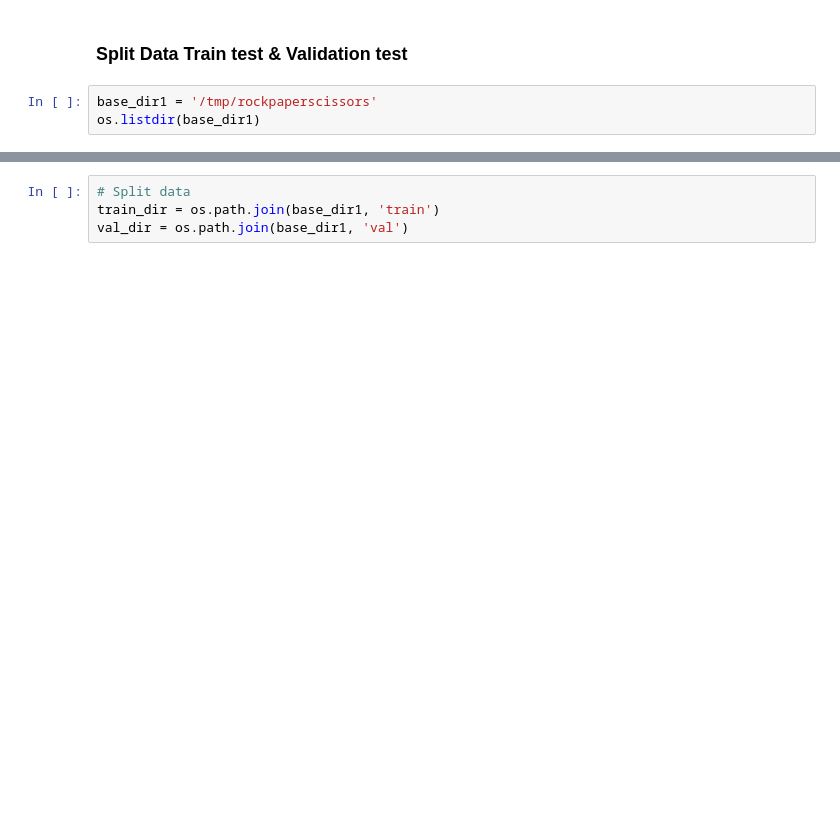
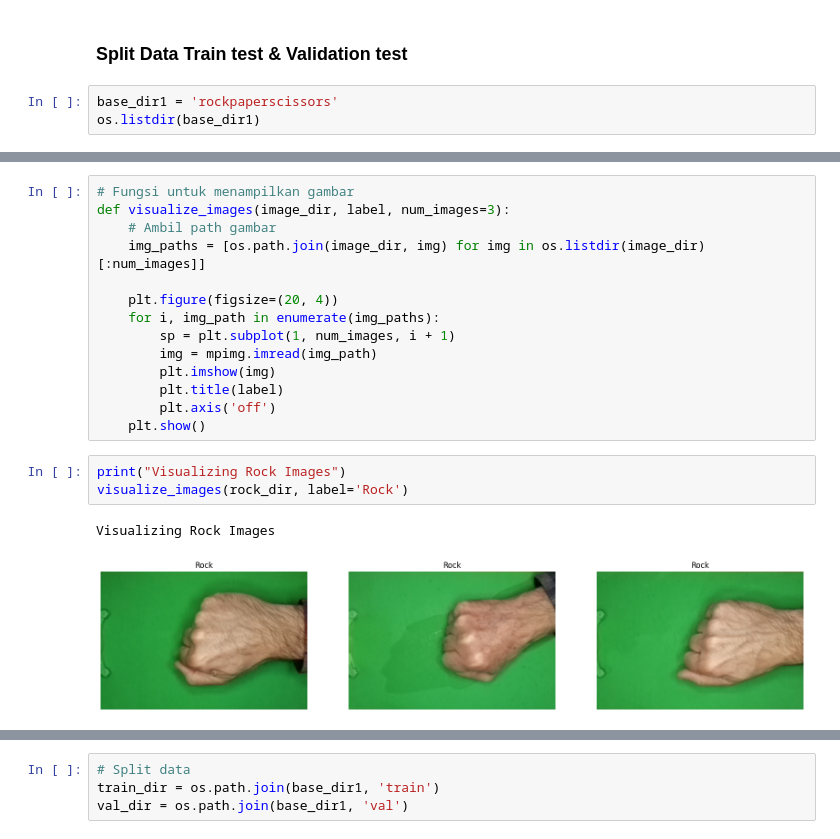
Before and after one commit to HafiizhTH/RockPaperScissors-Classification, a Jupyter notebook: ProyekAkhir_MachineLearning.ipynb, the cells around one changed output, grey strips where cells are left out. Saved outputs shown, nothing was run; the diff lists cells and outputs as text; blank space fills up the shorter version.

```diff
--- a/ProyekAkhir_MachineLearning.ipynb
+++ b/ProyekAkhir_MachineLearning.ipynb
@@ -63,6 +68,6 @@ zip_ref.close()
 # %% [markdown]
 ### Split Data Train test & Validation test
 # %%
-base_dir1 = '/tmp/rockpaperscissors'
+base_dir1 = 'rockpaperscissors'
 os.listdir(base_dir1)
 # %% [output]
@@ -75,0 +87,20 @@ os.listdir(base_dir1)
+# %%
+# Fungsi untuk menampilkan gambar
+def visualize_images(image_dir, label, num_images=3):
+    # Ambil path gambar
+    img_paths = [os.path.join(image_dir, img) for img in os.listdir(image_dir)[:num_images]]
+
+    plt.figure(figsize=(20, 4))
+    for i, img_path in enumerate(img_paths):
+        sp = plt.subplot(1, num_images, i + 1)
+        img = mpimg.imread(img_path)
+        plt.imshow(img)
+        plt.title(label)
+        plt.axis('off')
+    plt.show()
+# %%
+print("Visualizing Rock Images")
+visualize_images(rock_dir, label='Rock')
+# %% [output]
+Visualizing Rock Images
+[figure, added]
```
Also changed, not shown: parts of 27 cells of this notebook, 3 other files.
